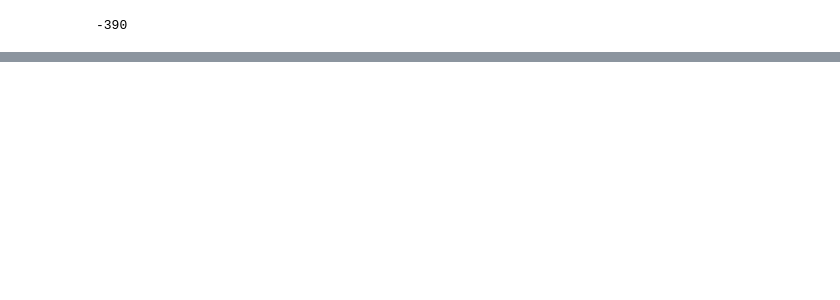
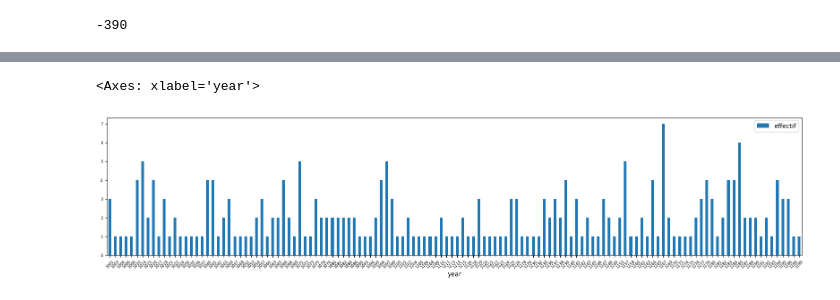
Before and after one commit to Sciences-historiques-numeriques/histoire_numerique_methodes, a Jupyter notebook: visualisation_exploration/wikidata_batailles.ipynb, the cells around one changed output, grey strips where cells are left out. Saved outputs shown, nothing was run; the diff lists cells and outputs as text; code cells hidden in the pictures; blank space fills up the shorter version.

```diff
--- a/visualisation_exploration/wikidata_batailles.ipynb
+++ b/visualisation_exploration/wikidata_batailles.ipynb
@@ -176,0 +358,5 @@ days
+# %%
+years_between.plot(kind='bar', x='year', figsize=(20,4), rot=45, fontsize=6)
+# %% [output]
+<Axes: xlabel='year'>
+[figure, added]
```
Also changed, not shown: parts of 32 cells of this notebook.
